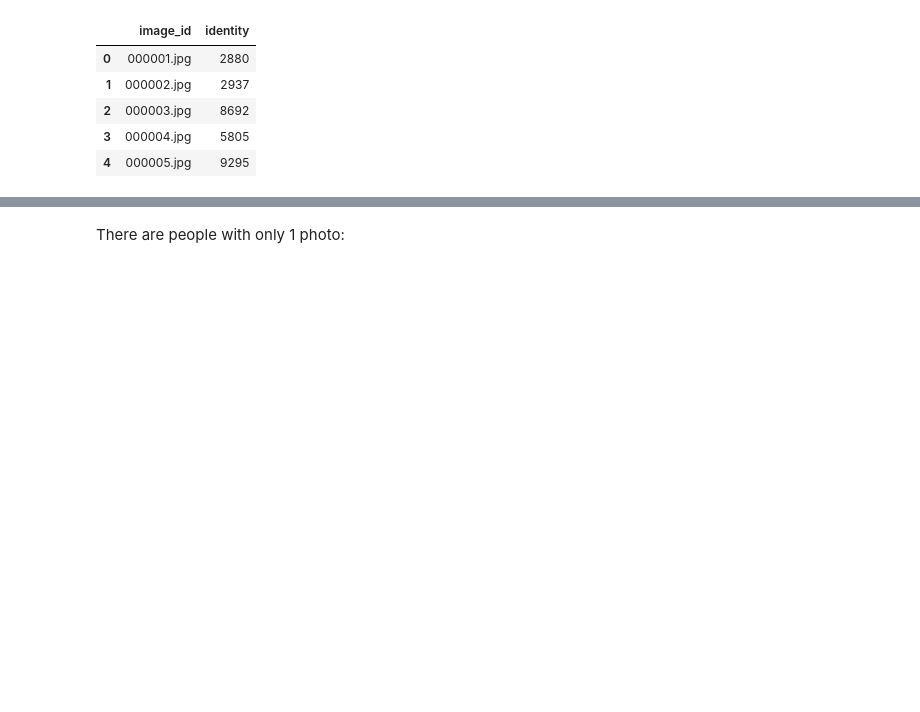
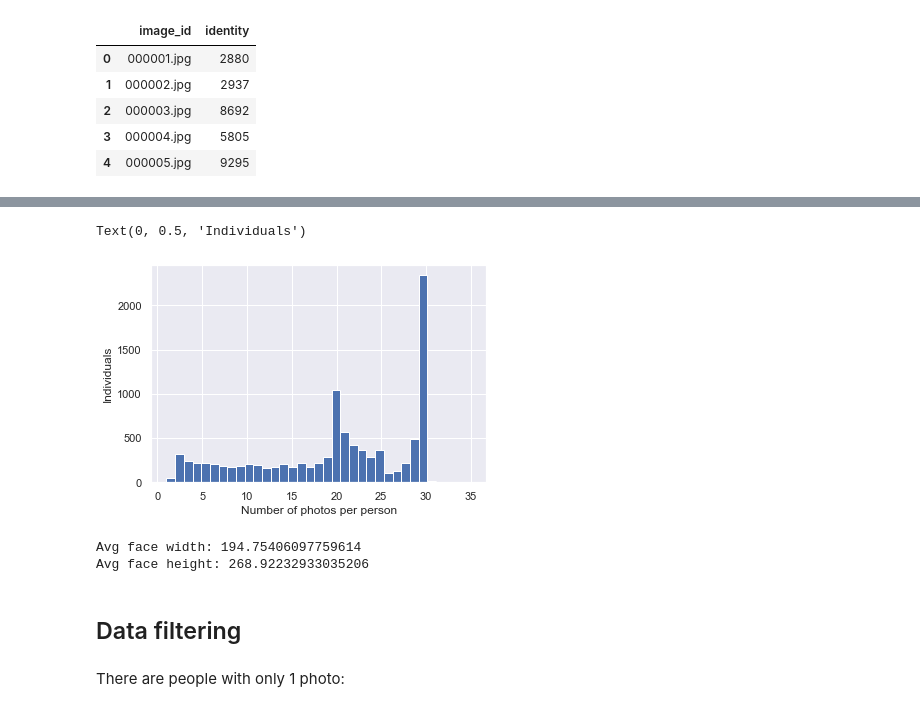
Before and after one commit to d4ria/face-identification, a Jupyter notebook: notebooks/DatasetAnalysis.ipynb, the cells around one changed output, grey strips where cells are left out. Drawn from its saved outputs; the diff is of its cells as text; code cells hidden in the pictures; blank space fills up the shorter version.

```diff
--- a/notebooks/DatasetAnalysis.ipynb
+++ b/notebooks/DatasetAnalysis.ipynb
@@ -1,5 +1,6 @@
 # %%
 import sys
+import os
 sys.path.append('../')
 from src.utils import *
 import pickle
@@ -8,6 +9,8 @@ import pandas as pd
 from PIL import Image
 from matplotlib.pyplot import imshow
 import matplotlib.pyplot as plt
+import seaborn as sns
+sns.set()
 %matplotlib inline
 # %% [markdown]
 Load data about identities:
@@ -31,0 +45,4 @@ x = data.identity.value_counts()
+# %%
+imgs_per_person = data.identity.value_counts()
+print(imgs_per_person)
+print(f'Avg number of photos per person: {imgs_per_person.values.mean()}')
@@ -32,3 +63,18 @@ x = data.identity.value_counts()
+# %%
+ax = imgs_per_person.hist(bins=35)
+ax.set_xlabel("Number of photos per person")
+ax.set_ylabel("Individuals")
+# %% [output]
+Text(0, 0.5, 'Individuals')
+[figure, added]
+# %%
+print(f'Avg face width: {bboxes.width.mean()}')
+print(f'Avg face height: {bboxes.height.mean()}')
+# %% [output]
+Avg face width: 194.75406097759614
+Avg face height: 268.92232933035206
+# %% [markdown]
+## Data filtering
 # %% [markdown]
 There are people with only 1 photo:
 # %%
```
Also changed, not shown: parts of 19 cells of this notebook, 1 other file.
